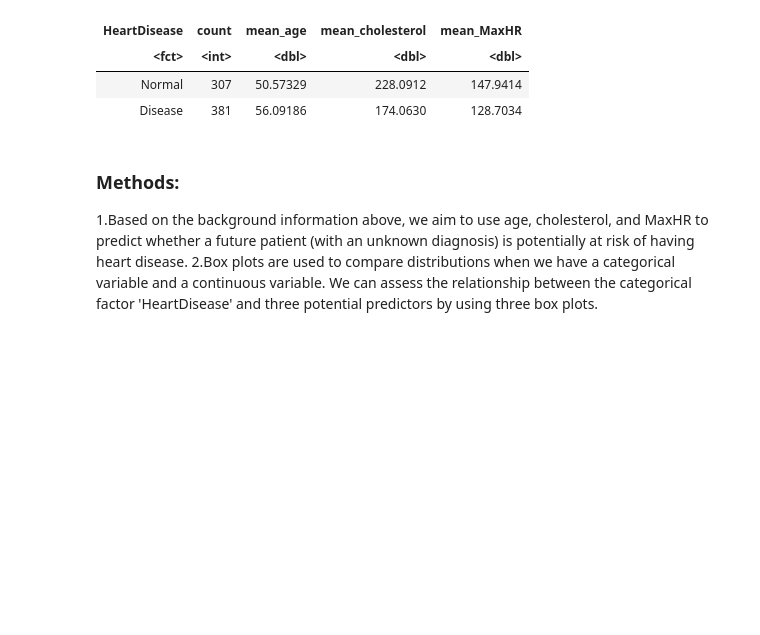
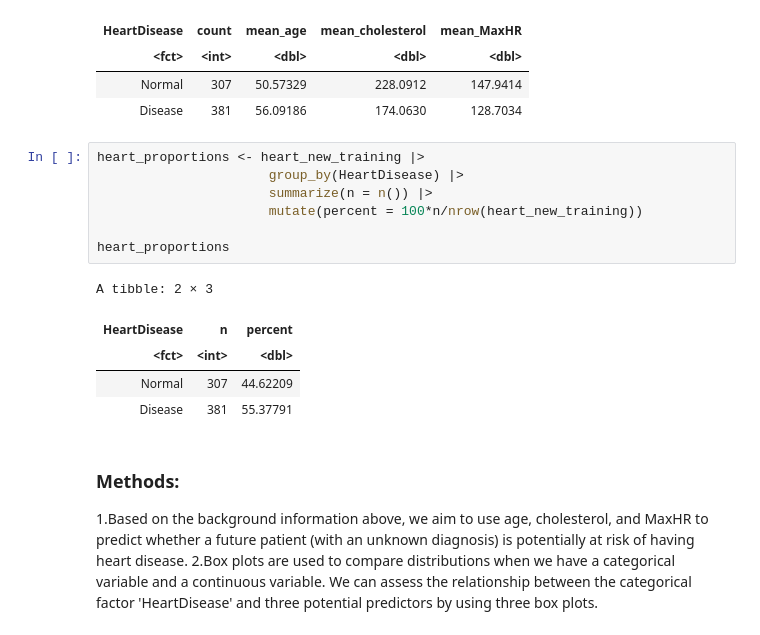
Before and after one commit to Miranayy/DSCI100_009_019, a Jupyter notebook: HeartDisease.ipynb, the cells around one changed output. Drawn from its saved outputs; the diff is of its cells as text; blank space fills up the shorter version.

```diff
--- a/HeartDisease.ipynb
+++ b/HeartDisease.ipynb
@@ -133,6 +133,19 @@ A tibble: 2 × 5
 | <fct> | <int> | <dbl> | <dbl> | <dbl> |
 | Normal | 307 | 50.57329 | 228.0912 | 147.9414 |
 | Disease | 381 | 56.09186 | 174.0630 | 128.7034 |
+# %%
+heart_proportions <- heart_new_training |>
+                      group_by(HeartDisease) |>
+                      summarize(n = n()) |>
+                      mutate(percent = 100*n/nrow(heart_new_training))
+
+heart_proportions
+# %% [output]
+A tibble: 2 × 3
+| HeartDisease | n | percent |
+| <fct> | <int> | <dbl> |
+| Normal | 307 | 44.62209 |
+| Disease | 381 | 55.37791 |
 # %% [markdown]
 ### Methods:
 1.Based on the background information above, we aim to use age, cholesterol, and MaxHR to predict whether a future patient (with an unknown diagnosis) is potentially at risk of having heart disease.
```
Also changed, not shown: parts of 5 cells of this notebook.
